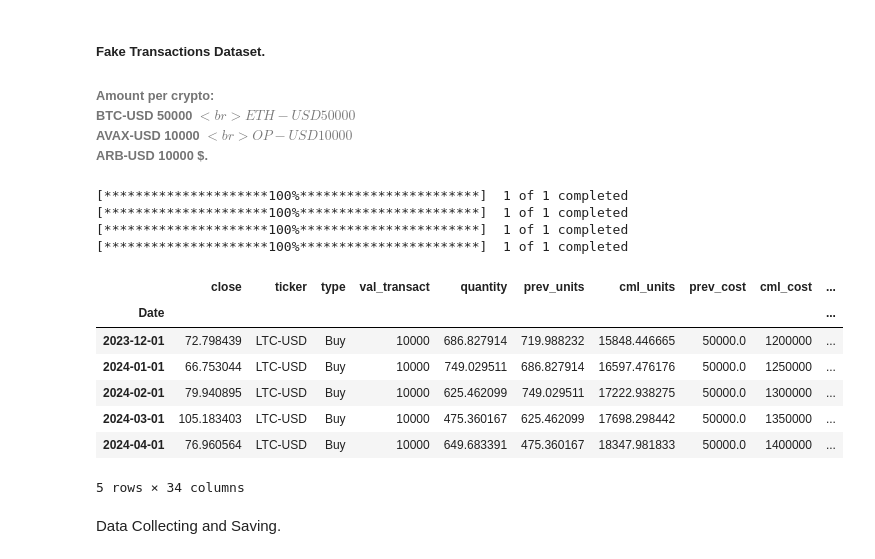
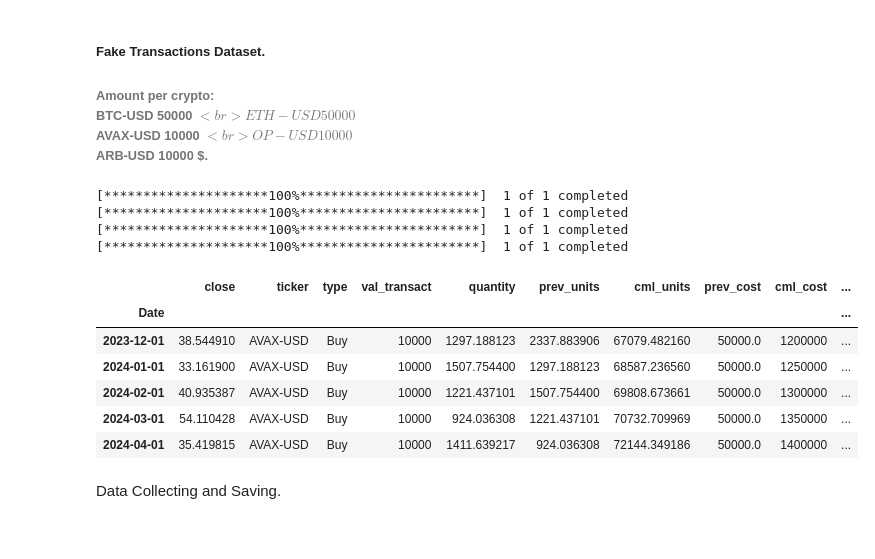
Before and after one commit to HoussamZak/portfolio_dashboard_base2, a Jupyter notebook: base2_portfolio_dashboard.ipynb, the cells around one changed output. Cells and saved outputs as stored; diff of their text form; code cells hidden in the pictures.

```diff
--- a/portfolio_dashboard.ipynb
+++ b/base2_portfolio_dashboard.ipynb
@@ -88,44 +102,43 @@ def data_x(ticker):
       data['val_transact'] = 50000
     elif ticker == 'ETH-USD':
       data['val_transact'] = 50000
     elif ticker == 'AVAX-USD':
       data['val_transact'] = 10000
     elif ticker == 'LTC-USD':
       data['val_transact'] = 10000
     return data
 
 #-- Fetching data for BTC-USD
 btcusd = data_x('BTC-USD')
 #-- Fetching data for ETH-USD
 ethusd = data_x('ETH-USD')
 #-- Fetching data for LTC-USD
 ltcusd = data_x('LTC-USD')
-
 #-- Fetching data for AVAX-USD
 avaxusd = data_x('AVAX-USD')
 
+first_concat =  pd.concat([btcusd, ethusd])
+second_concat = pd.concat([ltcusd, avaxusd])
 
-first_concat =  pd.concat([btcusd, ethusd], axis =1 )
-second_concat = pd.concat([ltcusd, avaxusd], axis = 1)
-all_df = [first_concat,second_concat]
-transactions_df = pd.concat(all_df)
+# all_df = [first_concat,second_concat]
+# transactions_df = pd.concat(all_df)
+transactions_df = pd.concat([first_concat, second_concat])
 #-- Saving transactions dataframe
 transactions_df.to_excel(r"D:\_datasets\Projects_Coding\portfolio_dashboard_base2\inputs\dummy_transactions.xlsx")
 #-- Previewing transactions dataframe
 transactions_df.tail(5)
 # %% [output]
 [*********************100%***********************]  1 of 1 completed
 [*********************100%***********************]  1 of 1 completed
 [*********************100%***********************]  1 of 1 completed
 [*********************100%***********************]  1 of 1 completed
 |  | close | ticker | type | val_transact | quantity | prev_units | cml_units | prev_cost | cml_cost | ... |
 | Date |  |  |  |  |  |  |  |  |  | ... |
-| 2023-12-01 | 72.798439 | LTC-USD | Buy | 10000 | 686.827914 | 719.988232 | 15848.446665 | 50000.0 | 1200000 | ... |
-| 2024-01-01 | 66.753044 | LTC-USD | Buy | 10000 | 749.029511 | 686.827914 | 16597.476176 | 50000.0 | 1250000 | ... |
-| 2024-02-01 | 79.940895 | LTC-USD | Buy | 10000 | 625.462099 | 749.029511 | 17222.938275 | 50000.0 | 1300000 | ... |
-| 2024-03-01 | 105.183403 | LTC-USD | Buy | 10000 | 475.360167 | 625.462099 | 17698.298442 | 50000.0 | 1350000 | ... |
-| 2024-04-01 | 76.960564 | LTC-USD | Buy | 10000 | 649.683391 | 475.360167 | 18347.981833 | 50000.0 | 1400000 | ... |
+| 2023-12-01 | 38.544910 | AVAX-USD | Buy | 10000 | 1297.188123 | 2337.883906 | 67079.482160 | 50000.0 | 1200000 | ... |
+| 2024-01-01 | 33.161900 | AVAX-USD | Buy | 10000 | 1507.754400 | 1297.188123 | 68587.236560 | 50000.0 | 1250000 | ... |
+| 2024-02-01 | 40.935387 | AVAX-USD | Buy | 10000 | 1221.437101 | 1507.754400 | 69808.673661 | 50000.0 | 1300000 | ... |
+| 2024-03-01 | 54.110428 | AVAX-USD | Buy | 10000 | 924.036308 | 1221.437101 | 70732.709969 | 50000.0 | 1350000 | ... |
+| 2024-04-01 | 35.419815 | AVAX-USD | Buy | 10000 | 1411.639217 | 924.036308 | 72144.349186 | 50000.0 | 1400000 | ... |
-5 rows × 34 columns
 # %% [markdown]
 Data Collecting and Saving.
 # %%
```
Also changed, not shown: parts of 11 cells of this notebook, 4 other files.
